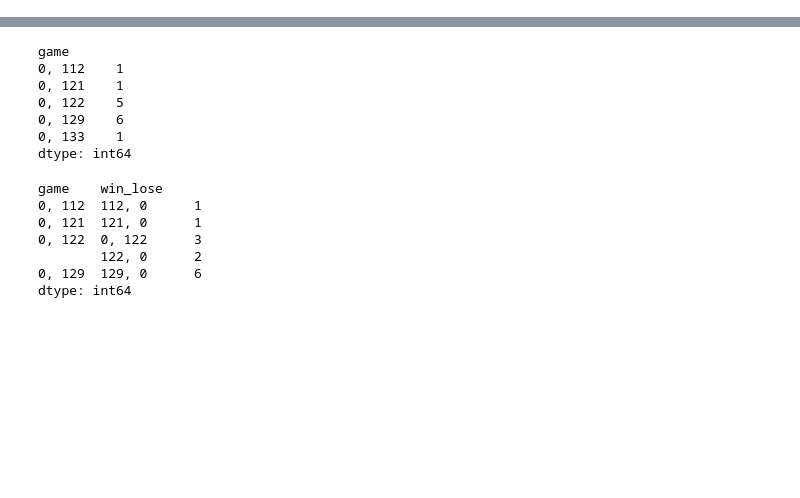
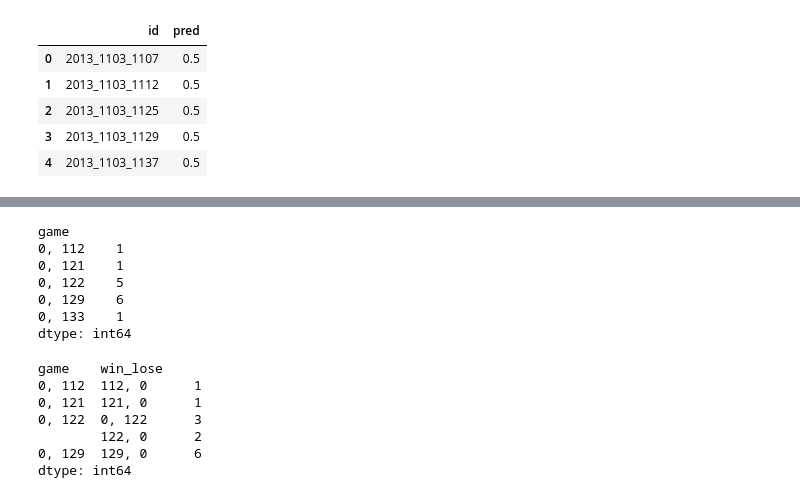
Before and after one commit to emmygold1/kaggle_proj, a Jupyter notebook: basketball/win_lose.ipynb, the cells around one changed output, grey strips where cells are left out. Cells and saved outputs as stored; diff of their text form; code cells hidden in the pictures; blank space fills up the shorter version.

```diff
--- a/basketball/win_lose.ipynb
+++ b/basketball/win_lose.ipynb
@@ -23,0 +43,9 @@ dat.head()
+# %%
+submit.head()
+# %% [output]
+|  | id | pred |
+| 0 | 2013_1103_1107 | 0.5 |
+| 1 | 2013_1103_1112 | 0.5 |
+| 2 | 2013_1103_1125 | 0.5 |
+| 3 | 2013_1103_1129 | 0.5 |
+| 4 | 2013_1103_1137 | 0.5 |
```
Also changed, not shown: parts of 26 cells of this notebook, 1 other file.
